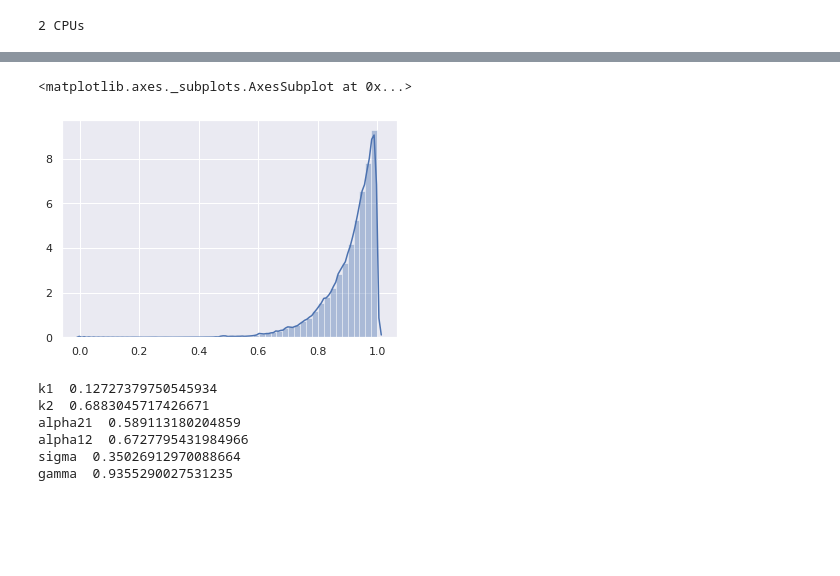
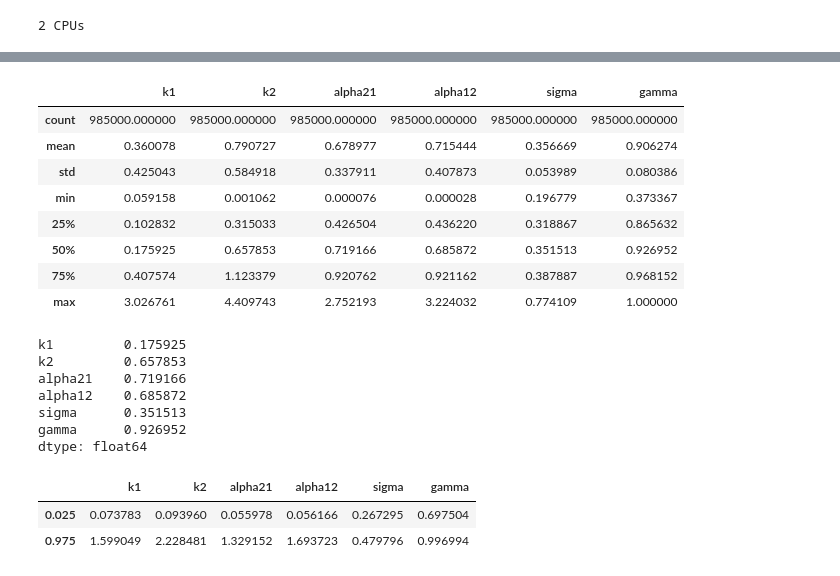
Before and after one commit to jear2412/BUQ-ODEsMCMC, a Jupyter notebook: SoilCarbonModelling-emcee.ipynb, the cells around one changed output, grey strips where cells are left out. Drawn from its saved outputs; the diff is of its cells as text; code cells hidden in the pictures; blank space fills up the shorter version.

```diff
--- a/SoilCarbonModelling-emcee.ipynb
+++ b/SoilCarbonModelling-emcee.ipynb
@@ -107,7 +142,7 @@ def logL(theta):
 
 def logPosterior(theta):
     k1,k2,alpha21, alpha12, sigma, gamma=theta
-    if( all(theta>0) and gamma<1 ):
+    if( all(theta>0) and gamma<1 and sigma<1 ):
         temp=logPrior(theta)+logL(theta)
         return temp
     else:
@@ -177,6 +187 @@ sns.distplot(samples[:,4])
-# %%
-sns.distplot(samples[:,5])
-# %% [output]
-<matplotlib.axes._subplots.AxesSubplot at 0x...>
-[figure, removed]
 # %%
@@ -189,14 +198,29 @@ gamma=samples[bi:,5]
-# %%
-print('k1 ', np.median(k1)      )
-print('k2 ', np.median(k2)      )
-print('alpha21 ', np.median(alpha21)      )
-print('alpha12 ', np.median(alpha12)      )
-print('sigma ', np.median(sigma)      )
-print('gamma ', np.median(gamma)      )
-# %% [output]
-k1  0.12727379750545934
-k2  0.6883045717426671
-alpha21  0.589113180204859
-alpha12  0.6727795431984966
-sigma  0.35026912970088664
-gamma  0.9355290027531235
+# %%
+pd.DataFrame.describe(rmc)
+# %% [output]
+|  | k1 | k2 | alpha21 | alpha12 | sigma | gamma |
+| count | 985000.000000 | 985000.000000 | 985000.000000 | 985000.000000 | 985000.000000 | 985000.000000 |
+| mean | 0.360078 | 0.790727 | 0.678977 | 0.715444 | 0.356669 | 0.906274 |
+| std | 0.425043 | 0.584918 | 0.337911 | 0.407873 | 0.053989 | 0.080386 |
+| min | 0.059158 | 0.001062 | 0.000076 | 0.000028 | 0.196779 | 0.373367 |
+| 25% | 0.102832 | 0.315033 | 0.426504 | 0.436220 | 0.318867 | 0.865632 |
+| 50% | 0.175925 | 0.657853 | 0.719166 | 0.685872 | 0.351513 | 0.926952 |
+| 75% | 0.407574 | 1.123379 | 0.920762 | 0.921162 | 0.387887 | 0.968152 |
+| max | 3.026761 | 4.409743 | 2.752193 | 3.224032 | 0.774109 | 1.000000 |
+# %%
+pd.DataFrame.median(rmc)
+# %% [output]
+k1         0.175925
+k2         0.657853
+alpha21    0.719166
+alpha12    0.685872
+sigma      0.351513
+gamma      0.926952
+dtype: float64
+# %%
+qs=pd.DataFrame.quantile(rmc, (0.025, 0.975))
+qs
+# %% [output]
+|  | k1 | k2 | alpha21 | alpha12 | sigma | gamma |
+| 0.025 | 0.073783 | 0.093960 | 0.055978 | 0.056166 | 0.267295 | 0.697504 |
+| 0.975 | 1.599049 | 2.228481 | 1.329152 | 1.693723 | 0.479796 | 0.996994 |
```
Also changed, not shown: parts of 29 cells of this notebook.
